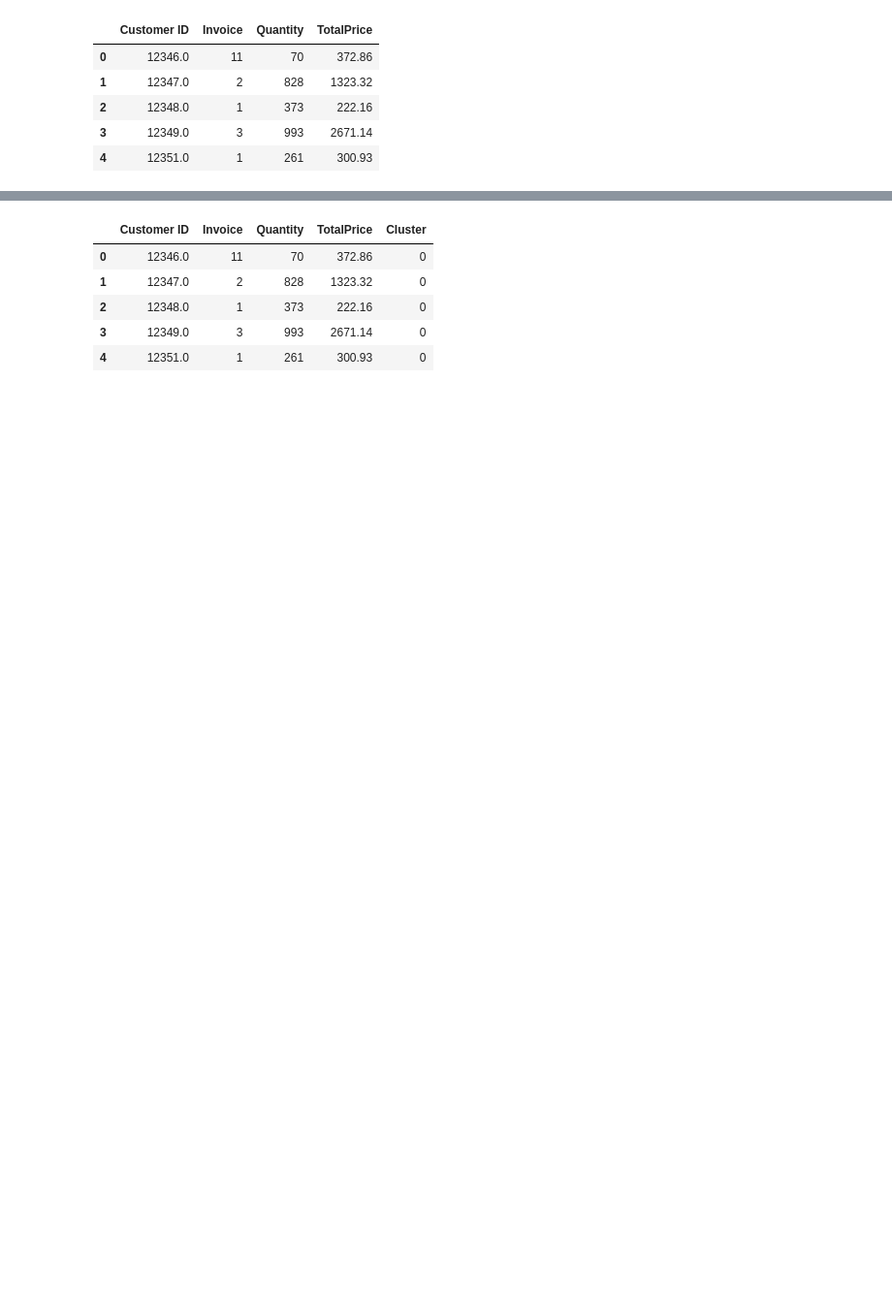
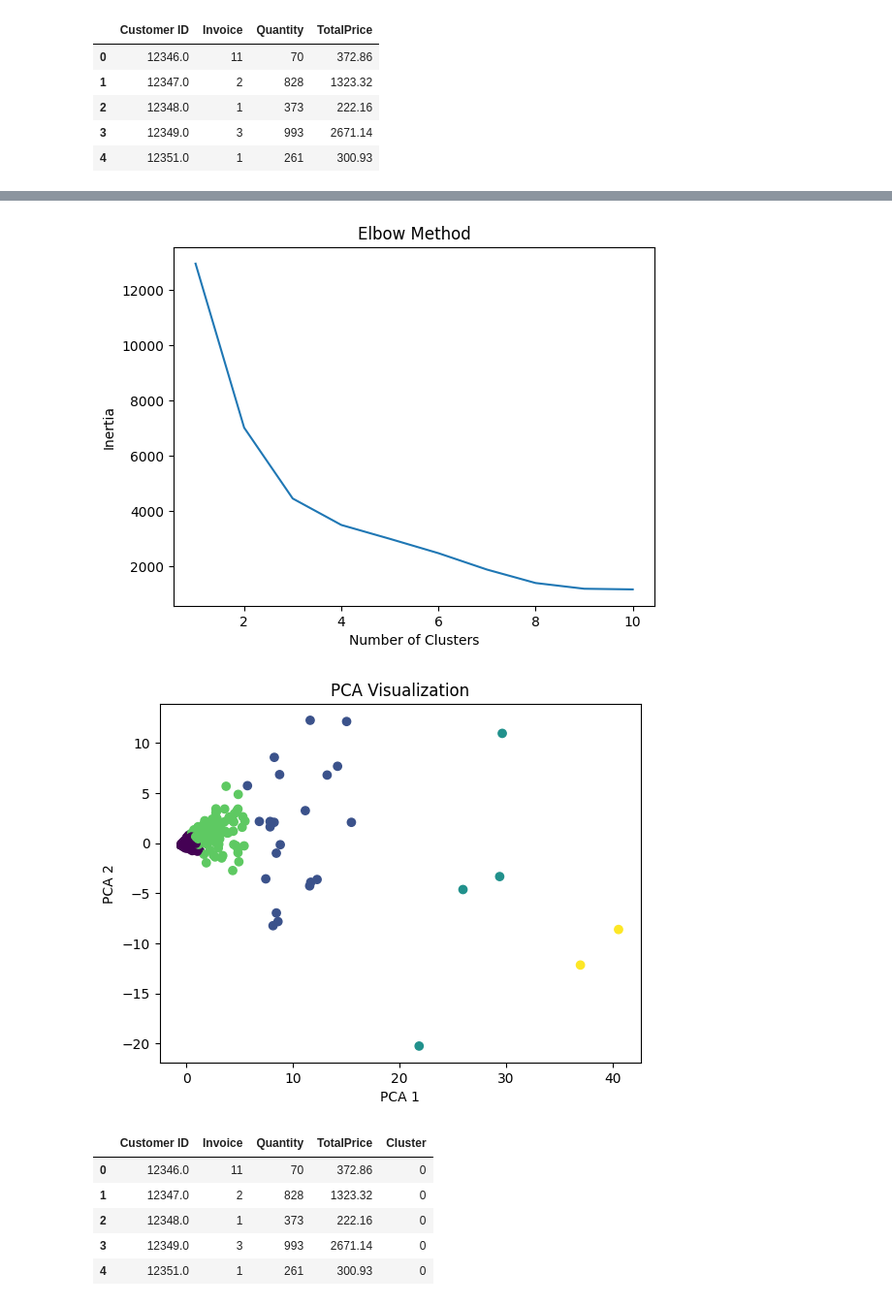
Before and after one commit to Malak-ho-ussin/data-mining-project, a Jupyter notebook: notebooks/data_exploration.ipynb, the cells around one changed output, grey strips where cells are left out. Shown at 97% size. Saved outputs shown, nothing was run; the diff lists cells and outputs as text; code cells hidden in the pictures; blank space fills up the shorter version.

```diff
--- a/notebooks/data_exploration.ipynb
+++ b/notebooks/data_exploration.ipynb
@@ -34,2 +52,5 @@ memory usage: 32.1+ MB
 # %%
 df.isnull().sum()
+df.dropna(subset=['Customer ID'], inplace=True)
+
+df.drop_duplicates(inplace=True)
@@ -46,5 +57,3 @@ dtype: int64
-# %%
-df = df.dropna(subset=['Customer ID'])
 # %%
 df.isnull().sum()
 # %% [output]
@@ -93,3 +129,9 @@ customer_df.head()
 from sklearn.preprocessing import StandardScaler
 scaler = StandardScaler()
 scaled_data = scaler.fit_transform(customer_df[['Invoice', 'Quantity', 'TotalPrice']])
+# %%
+from sklearn.decomposition import PCA
+
+pca = PCA(n_components=2)
+
+pca_data = pca.fit_transform(scaled_data)
@@ -96,7 +144,54 @@ scaled_data = scaler.fit_transform(customer_df[['Invoice', 'Quantity', 'TotalPri
 # %%
+import matplotlib.pyplot as plt
 from sklearn.cluster import KMeans
-kmeans = KMeans(n_clusters=5, random_state=42)
-customer_df['Cluster'] = kmeans.fit_predict(scaled_data)
+
+# Elbow Method
+inertia = []
+
+for i in range(1,11):
+
+    kmeans = KMeans(
+        n_clusters=i,
+        random_state=42
+    )
+
+    kmeans.fit(scaled_data)
+
+    inertia.append(kmeans.inertia_)
+
+plt.plot(range(1,11), inertia)
+
+plt.xlabel("Number of Clusters")
+plt.ylabel("Inertia")
+plt.title("Elbow Method")
+
+plt.show()
+
+# K-Means Clustering
+kmeans = KMeans(
+    n_clusters=5,
+    random_state=42
+)
+
+customer_df['Cluster'] = kmeans.fit_predict(
+    scaled_data
+)
+
+# PCA Visualization
+plt.scatter(
+    pca_data[:,0],
+    pca_data[:,1],
+    c=customer_df['Cluster']
+)
+
+plt.xlabel("PCA 1")
+plt.ylabel("PCA 2")
+plt.title("PCA Visualization")
+
+plt.show()
+# %% [output]
+[figure, added]
+[figure, added]
 # %%
 customer_df.head()
 # %% [output]
```
Also changed, not shown: parts of 21 cells of this notebook, 4 other files.
